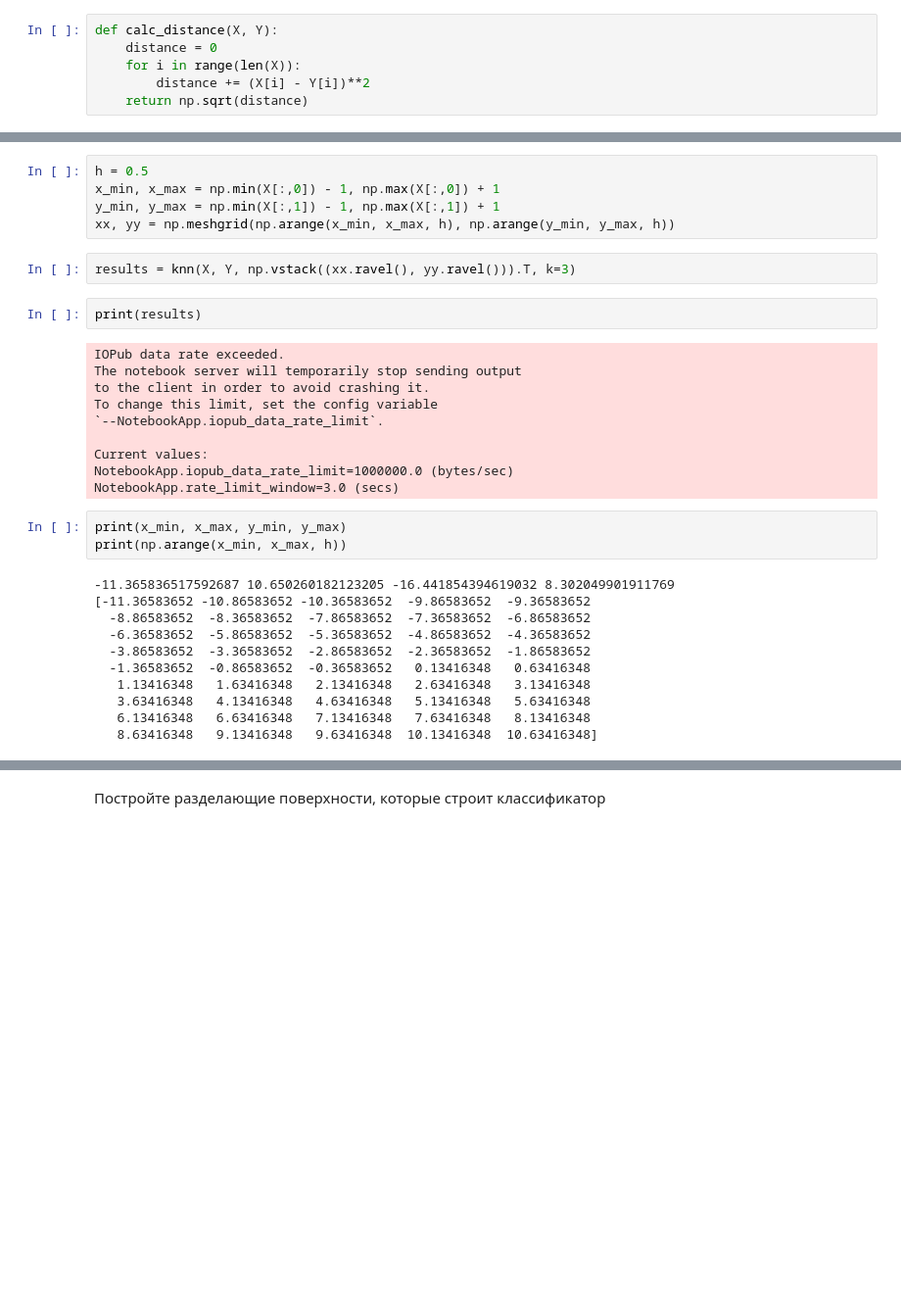
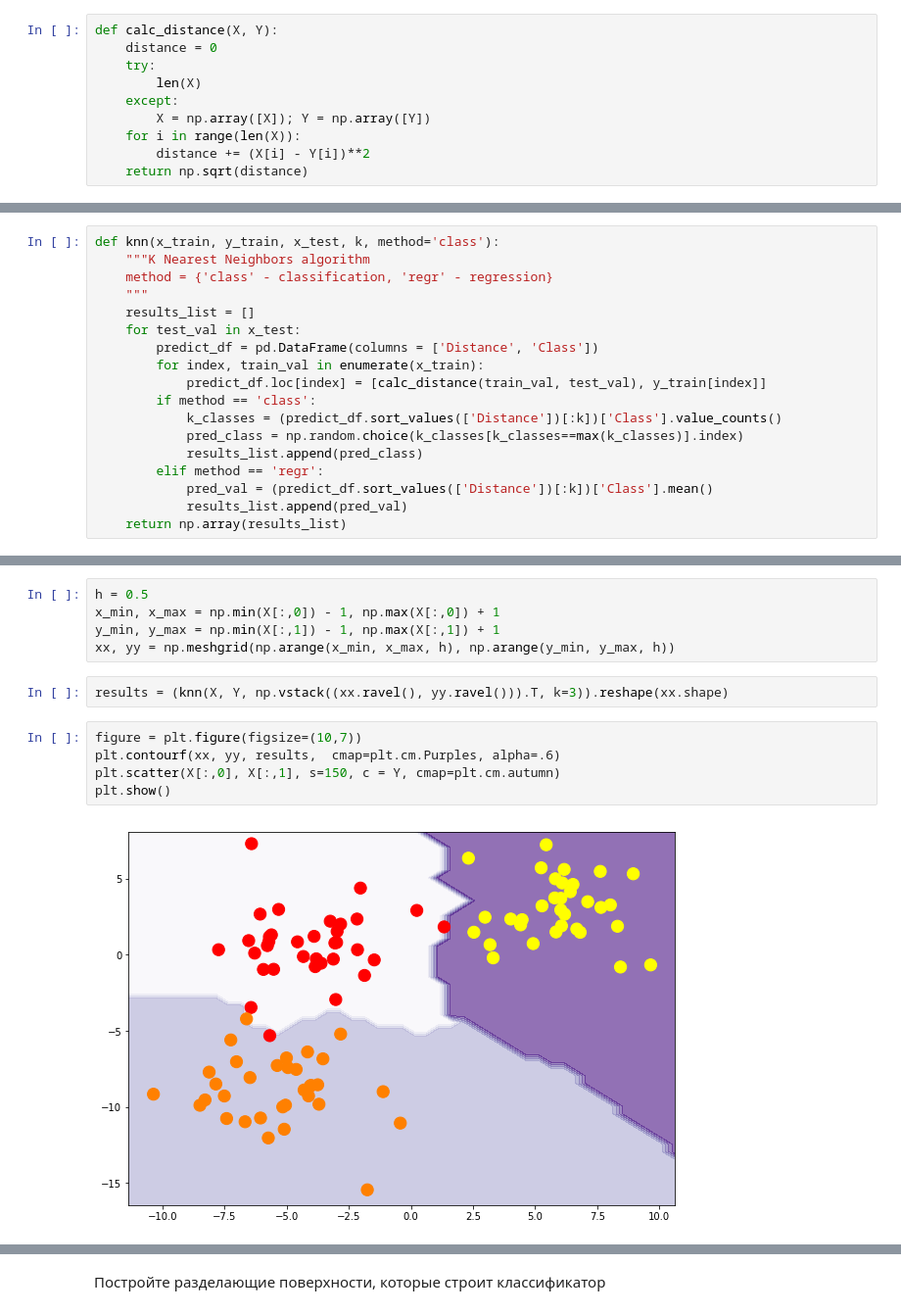
Before and after one commit to Den4ikNestor/hometask_2019, a Jupyter notebook: ml_course/lab3_knn/lab_knn.ipynb, the cells around one changed output, grey strips where cells are left out. Shown at 98% size. Saved outputs shown, nothing was run; the diff lists cells and outputs as text; blank space fills up the shorter version.

Commit message:
finished lab3
KNN algorithm

```diff
--- a/ml_course/lab3_knn/lab_knn.ipynb
+++ b/ml_course/lab3_knn/lab_knn.ipynb
@@ -36,6 +36,10 @@ plt.title('Initial data');
 # %%
 def calc_distance(X, Y):
     distance = 0
+    try:
+        len(X)
+    except:
+        X = np.array([X]); Y = np.array([Y])
     for i in range(len(X)):
         distance += (X[i] - Y[i])**2
     return np.sqrt(distance)
@@ -86,3 +46,21 @@ def funct_kNN(x_train, y_train, y_test, k):
+# %%
+def knn(x_train, y_train, x_test, k, method='class'):
+    """K Nearest Neighbors algorithm
+    method = {'class' - classification, 'regr' - regression}
+    """
+    results_list = []
+    for test_val in x_test:
+        predict_df = pd.DataFrame(columns = ['Distance', 'Class'])
+        for index, train_val in enumerate(x_train):
+            predict_df.loc[index] = [calc_distance(train_val, test_val), y_train[index]]
+        if method == 'class':
+            k_classes = (predict_df.sort_values(['Distance'])[:k])['Class'].value_counts()
+            pred_class = np.random.choice(k_classes[k_classes==max(k_classes)].index)
+            results_list.append(pred_class)
+        elif method == 'regr':
+            pred_val = (predict_df.sort_values(['Distance'])[:k])['Class'].mean()
+            results_list.append(pred_val)
+    return np.array(results_list)
 # %% [markdown]
 Для корректного анализа построенного классификатора, разбейте исходный набор данных на тренировочный и тестовый.
 Проверьте качество классификации для различных параметров $k$ (1, 3, 5, 7, 9) метрикой точность (Accuracy). Точность это отношение количества правильно классифицированных объектов ко всему количеству объектов.
@@ -92,30 +70,11 @@ x_min, x_max = np.min(X[:,0]) - 1, np.max(X[:,0]) + 1
 y_min, y_max = np.min(X[:,1]) - 1, np.max(X[:,1]) + 1
 xx, yy = np.meshgrid(np.arange(x_min, x_max, h), np.arange(y_min, y_max, h))
 # %%
-results = knn(X, Y, np.vstack((xx.ravel(), yy.ravel())).T, k=3)
+results = (knn(X, Y, np.vstack((xx.ravel(), yy.ravel())).T, k=3)).reshape(xx.shape)
-# %%
-print(results)
-# %% [output]
-IOPub data rate exceeded.
-The notebook server will temporarily stop sending output
-to the client in order to avoid crashing it.
-To change this limit, set the config variable
-`--NotebookApp.iopub_data_rate_limit`.
-
-Current values:
-NotebookApp.iopub_data_rate_limit=1000000.0 (bytes/sec)
-NotebookApp.rate_limit_window=3.0 (secs)
-# %%
-print(x_min, x_max, y_min, y_max)
-print(np.arange(x_min, x_max, h))
-# %% [output]
--11.365836517592687 10.650260182123205 -16.441854394619032 8.302049901911769
-[-11.36583652 -10.86583652 -10.36583652  -9.86583652  -9.36583652
-  -8.86583652  -8.36583652  -7.86583652  -7.36583652  -6.86583652
-  -6.36583652  -5.86583652  -5.36583652  -4.86583652  -4.36583652
-  -3.86583652  -3.36583652  -2.86583652  -2.36583652  -1.86583652
-  -1.36583652  -0.86583652  -0.36583652   0.13416348   0.63416348
-   1.13416348   1.63416348   2.13416348   2.63416348   3.13416348
-   3.63416348   4.13416348   4.63416348   5.13416348   5.63416348
-   6.13416348   6.63416348   7.13416348   7.63416348   8.13416348
-   8.63416348   9.13416348   9.63416348  10.13416348  10.63416348]
+# %%
+figure = plt.figure(figsize=(10,7))
+plt.contourf(xx, yy, results,  cmap=plt.cm.Purples, alpha=.6)
+plt.scatter(X[:,0], X[:,1], s=150, c = Y, cmap=plt.cm.autumn)
+plt.show()
+# %% [output]
+[figure, added]
```
Also changed, not shown: parts of 11 cells of this notebook.
